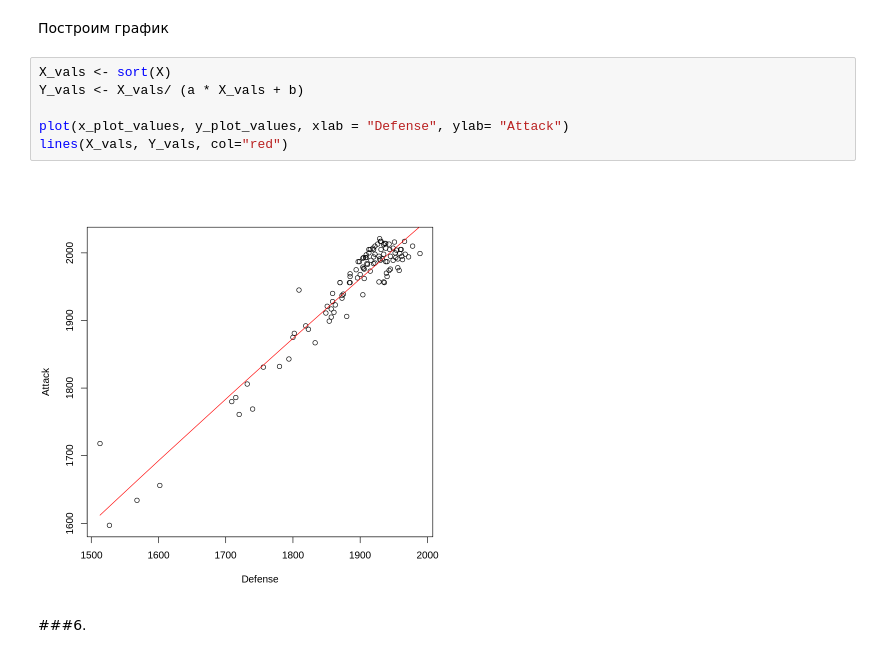
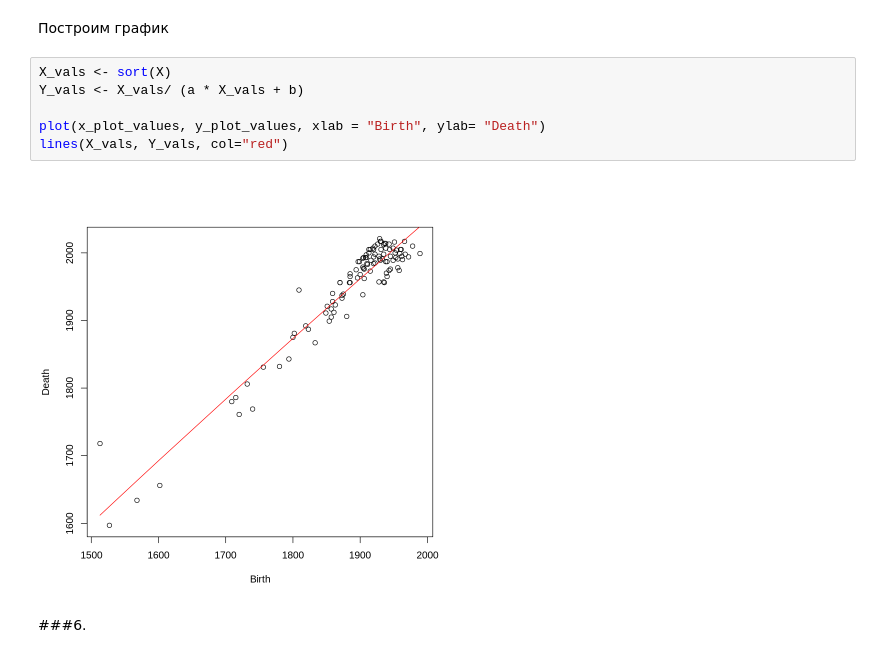
Before and after one commit to ser8544433302020182/Statanal, a Jupyter notebook: romanov_task_5.ipynb, the cells around one changed output. Drawn from its saved outputs; the diff is of its cells as text.

```diff
--- a/romanov_task_5.ipynb
+++ b/romanov_task_5.ipynb
@@ -403,11 +403,11 @@ a
 # %%
 X_vals <- sort(X)
 Y_vals <- X_vals/ (a * X_vals + b)
 
-plot(x_plot_values, y_plot_values, xlab = "Defense", ylab= "Attack")
+plot(x_plot_values, y_plot_values, xlab = "Birth", ylab= "Death")
 lines(X_vals, Y_vals, col="red")
 # %% [output]
-[figure, old version]
+[figure, new version]
 # %% [markdown]
 ###6.
 # %% [markdown]
```
Also changed, not shown: parts of 4 cells of this notebook.
